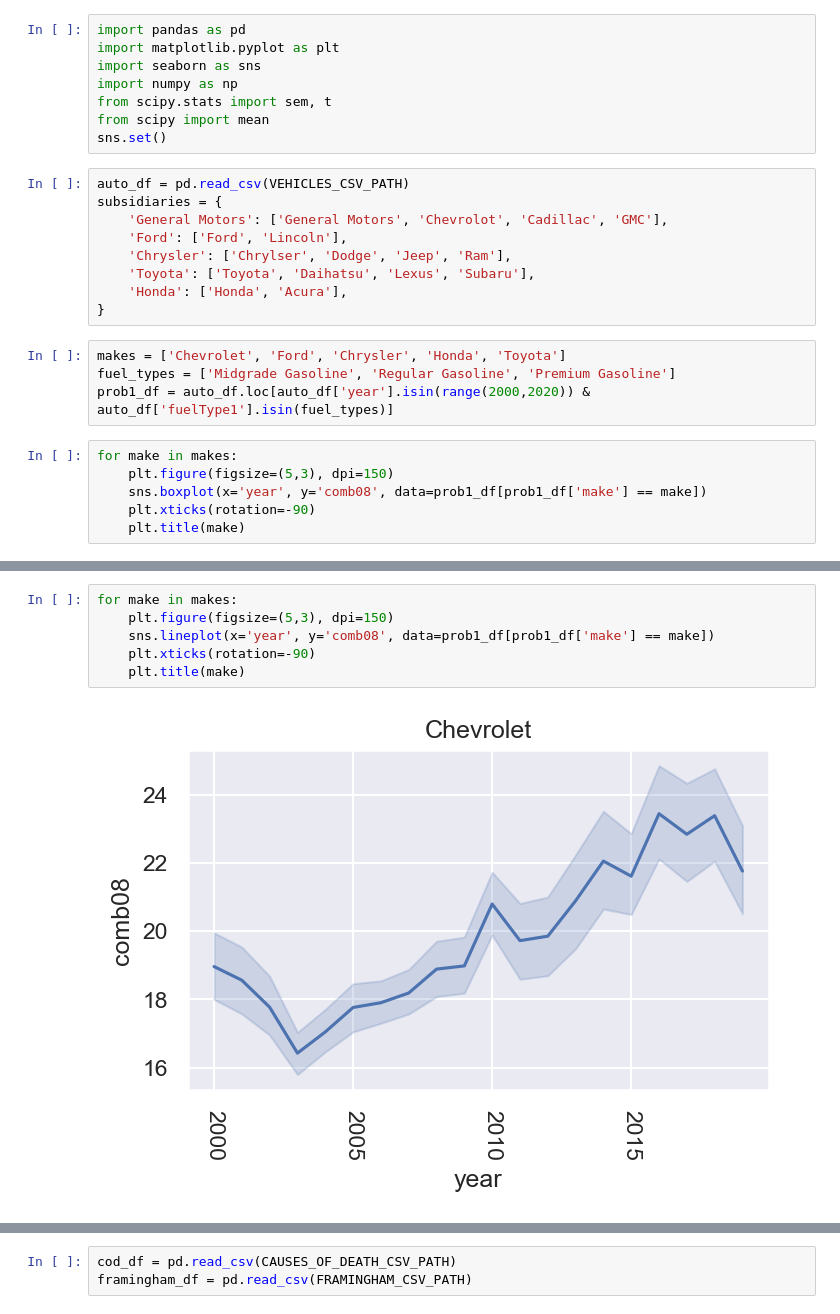
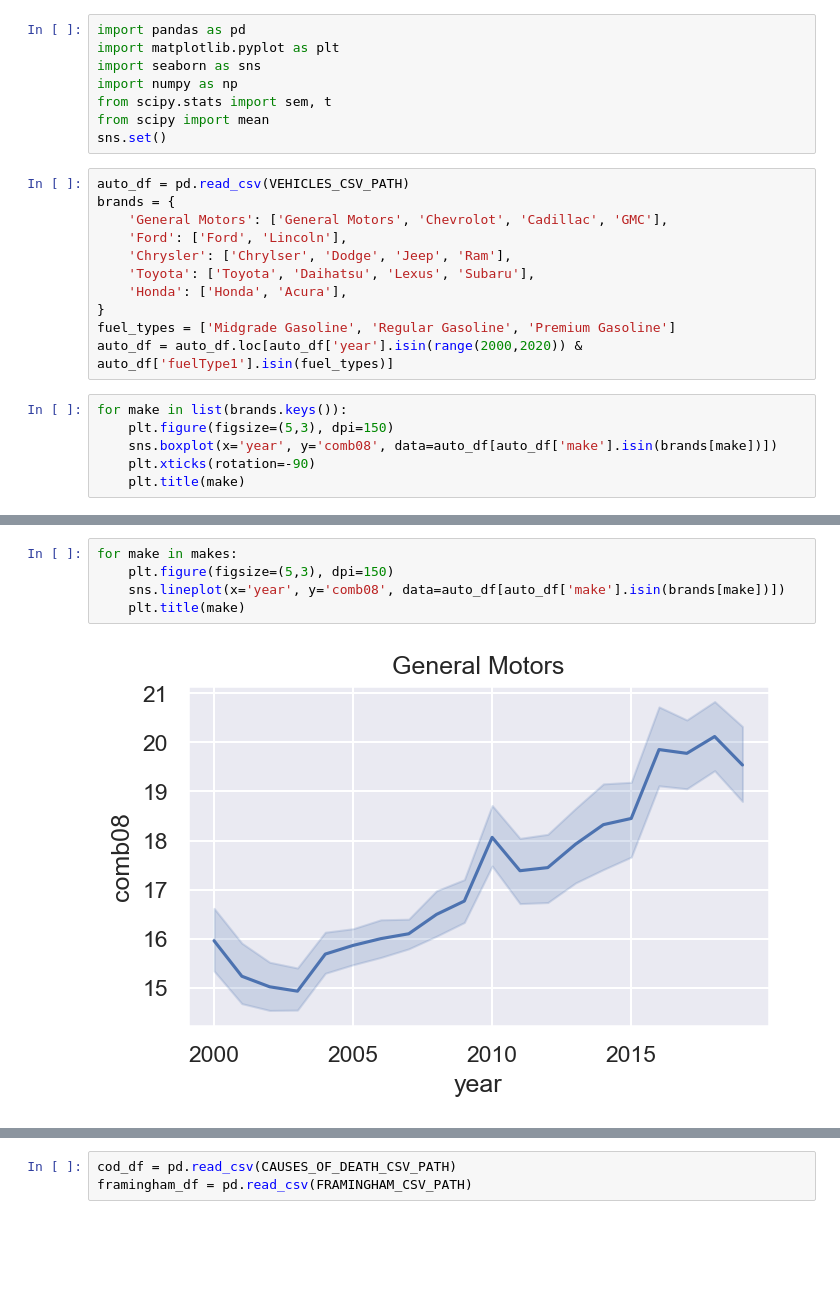
Before and after one commit to mnvsngv/cs696-bigdata, a Jupyter notebook: Assignment 2/Assignment 2.ipynb, the cells around one changed output, grey strips where cells are left out. Drawn from its saved outputs; the diff is of its cells as text; blank space fills up the shorter version.

Commit message:
Replaced all part 1 graphs with brand-subsidiaries

```diff
--- a/Assignment 2/Assignment 2.ipynb
+++ b/Assignment 2/Assignment 2.ipynb
@@ -12,21 +12,19 @@ from scipy import mean
 sns.set()
 # %%
 auto_df = pd.read_csv(VEHICLES_CSV_PATH)
-subsidiaries = {
+brands = {
     'General Motors': ['General Motors', 'Chevrolot', 'Cadillac', 'GMC'],
     'Ford': ['Ford', 'Lincoln'],
     'Chrysler': ['Chrylser', 'Dodge', 'Jeep', 'Ram'],
     'Toyota': ['Toyota', 'Daihatsu', 'Lexus', 'Subaru'],
     'Honda': ['Honda', 'Acura'],
 }
+fuel_types = ['Midgrade Gasoline', 'Regular Gasoline', 'Premium Gasoline']
+auto_df = auto_df.loc[auto_df['year'].isin(range(2000,2020)) & auto_df['fuelType1'].isin(fuel_types)]
-# %%
-makes = ['Chevrolet', 'Ford', 'Chrysler', 'Honda', 'Toyota']
-fuel_types = ['Midgrade Gasoline', 'Regular Gasoline', 'Premium Gasoline']
-prob1_df = auto_df.loc[auto_df['year'].isin(range(2000,2020)) & auto_df['fuelType1'].isin(fuel_types)]
 # %%
-for make in makes:
+for make in list(brands.keys()):
     plt.figure(figsize=(5,3), dpi=150)
-    sns.boxplot(x='year', y='comb08', data=prob1_df[prob1_df['make'] == make])
+    sns.boxplot(x='year', y='comb08', data=auto_df[auto_df['make'].isin(brands[make])])
     plt.xticks(rotation=-90)
     plt.title(make)
 # %% [output]
@@ -38,8 +36,7 @@ for make in makes:
 # %%
 for make in makes:
     plt.figure(figsize=(5,3), dpi=150)
-    sns.lineplot(x='year', y='comb08', data=prob1_df[prob1_df['make'] == make])
-    plt.xticks(rotation=-90)
+    sns.lineplot(x='year', y='comb08', data=auto_df[auto_df['make'].isin(brands[make])])
     plt.title(make)
 # %% [output]
-[figure, old version]
+[figure, new version]
```
Also changed, not shown: parts of 5 cells of this notebook.
